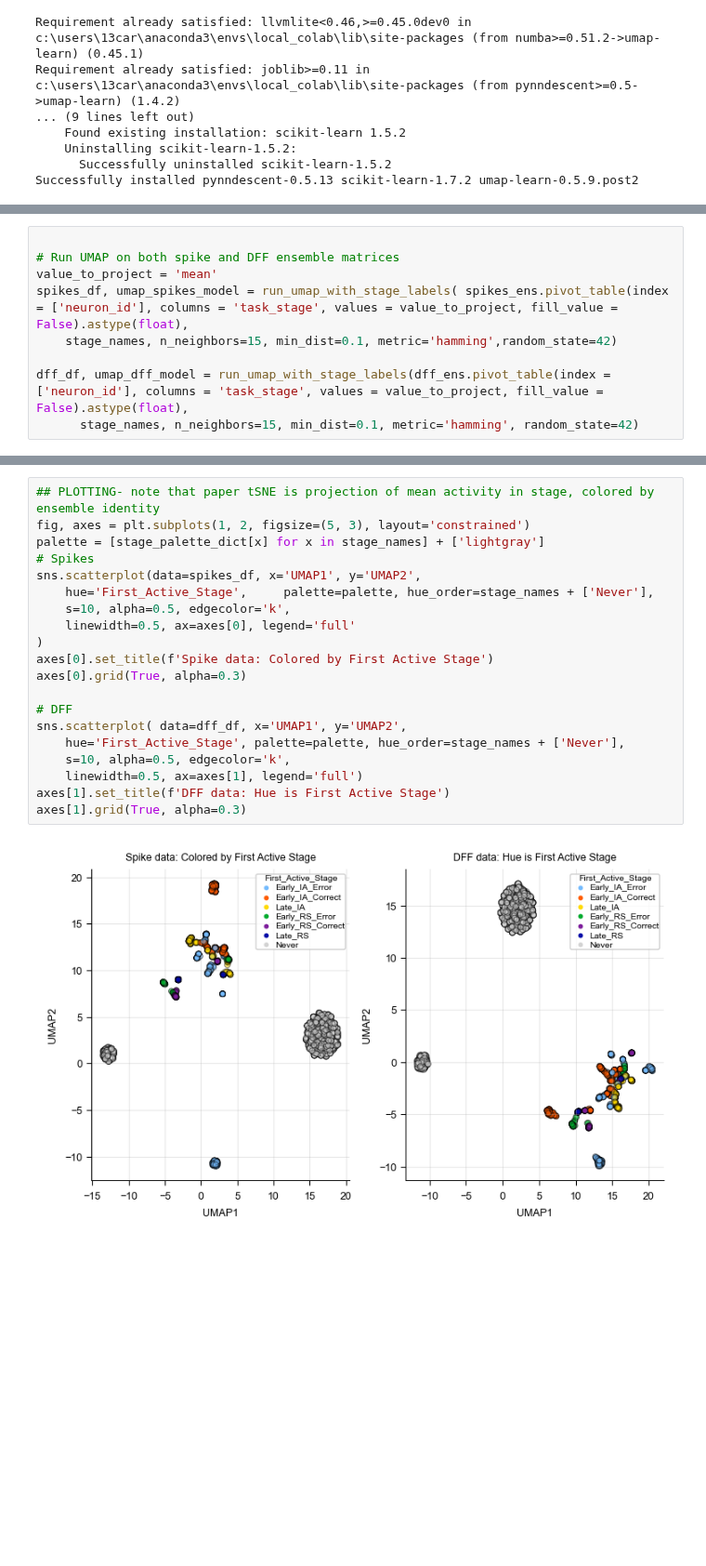
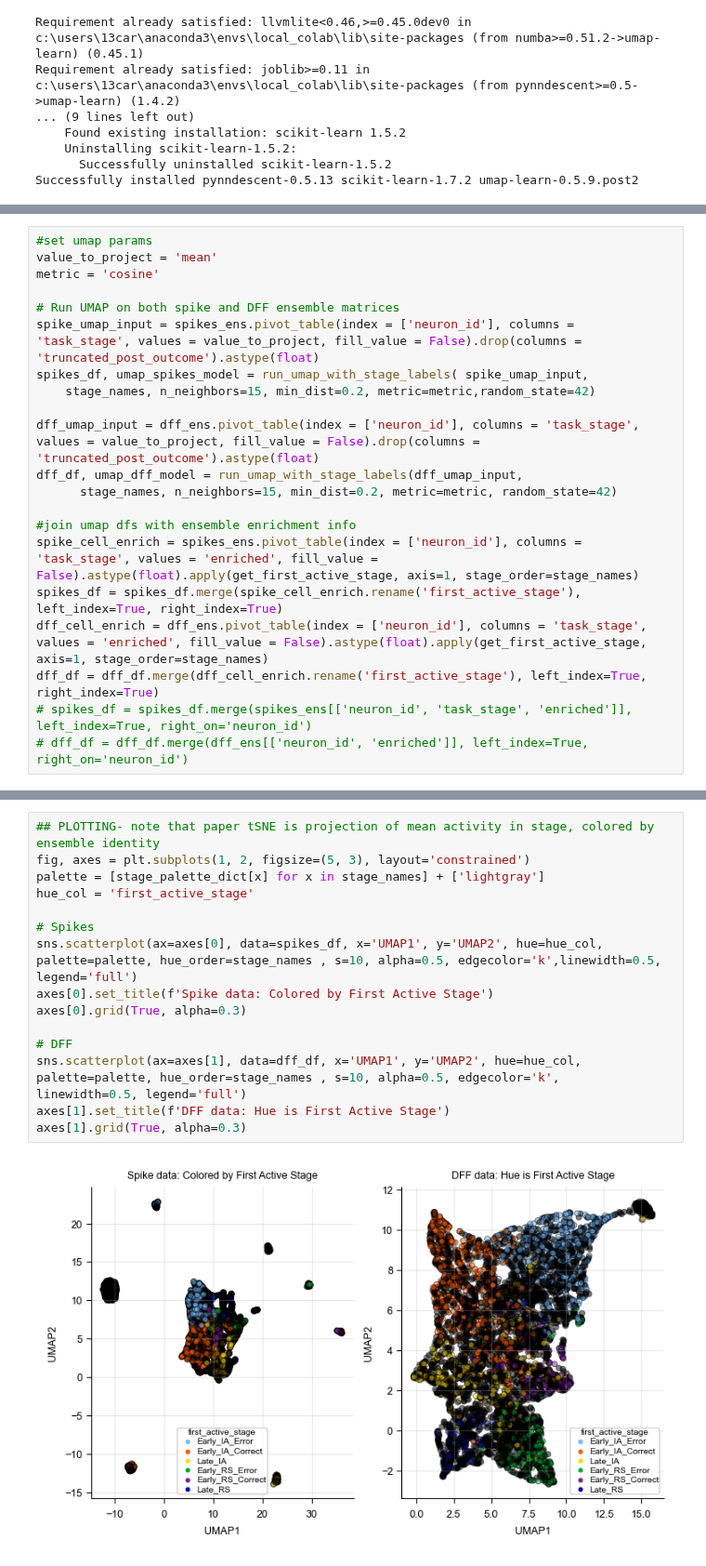
Before and after one commit to cjohnsoncruz/dlx56_mPFC_1p_SohalLab, a Jupyter notebook: code/preprocess matlab data v5_no_tseries_tests.ipynb, the cells around one changed output, grey strips where cells are left out. Shown at 93% size. Drawn from its saved outputs; the diff is of its cells as text; blank space fills up the shorter version.

```diff
--- a/code/preprocess matlab data v5_no_tseries_tests.ipynb
+++ b/code/preprocess matlab data v5_no_tseries_tests.ipynb
@@ -1114,10 +1248,22 @@ spikes_ens
 # %%
+#set umap params
+value_to_project = 'mean'
+metric = 'cosine'
 
 # Run UMAP on both spike and DFF ensemble matrices
-value_to_project = 'mean'
-spikes_df, umap_spikes_model = run_umap_with_stage_labels( spikes_ens.pivot_table(index = ['neuron_id'], columns = 'task_stage', values = value_to_project, fill_value = False).astype(float),
-    stage_names, n_neighbors=15, min_dist=0.1, metric='hamming',random_state=42)
+spike_umap_input = spikes_ens.pivot_table(index = ['neuron_id'], columns = 'task_stage', values = value_to_project, fill_value = False).drop(columns = 'truncated_post_outcome').astype(float)
+spikes_df, umap_spikes_model = run_umap_with_stage_labels( spike_umap_input,
+    stage_names, n_neighbors=15, min_dist=0.2, metric=metric,random_state=42)
 
-dff_df, umap_dff_model = run_umap_with_stage_labels(dff_ens.pivot_table(index = ['neuron_id'], columns = 'task_stage', values = value_to_project, fill_value = False).astype(float),
-      stage_names, n_neighbors=15, min_dist=0.1, metric='hamming', random_state=42)
+dff_umap_input = dff_ens.pivot_table(index = ['neuron_id'], columns = 'task_stage', values = value_to_project, fill_value = False).drop(columns = 'truncated_post_outcome').astype(float)
+dff_df, umap_dff_model = run_umap_with_stage_labels(dff_umap_input,
+      stage_names, n_neighbors=15, min_dist=0.2, metric=metric, random_state=42)
+
+#join umap dfs with ensemble enrichment info
+spike_cell_enrich = spikes_ens.pivot_table(index = ['neuron_id'], columns = 'task_stage', values = 'enriched', fill_value = False).astype(float).apply(get_first_active_stage, axis=1, stage_order=stage_names)
+spikes_df = spikes_df.merge(spike_cell_enrich.rename('first_active_stage'), left_index=True, right_index=True)
+dff_cell_enrich = dff_ens.pivot_table(index = ['neuron_id'], columns = 'task_stage', values = 'enriched', fill_value = False).astype(float).apply(get_first_active_stage, axis=1, stage_order=stage_names)
+dff_df = dff_df.merge(dff_cell_enrich.rename('first_active_stage'), left_index=True, right_index=True)
+# spikes_df = spikes_df.merge(spikes_ens[['neuron_id', 'task_stage', 'enriched']], left_index=True, right_on='neuron_id')
+# dff_df = dff_df.merge(dff_ens[['neuron_id', 'enriched']], left_index=True, right_on='neuron_id')
 # %% [output]
@@ -1148,22 +1293,17 @@ Name: count, dtype: int64
 # %%
 ## PLOTTING- note that paper tSNE is projection of mean activity in stage, colored by ensemble identity
 fig, axes = plt.subplots(1, 2, figsize=(5, 3), layout='constrained')
 palette = [stage_palette_dict[x] for x in stage_names] + ['lightgray']
+hue_col = 'first_active_stage'
+
 # Spikes
-sns.scatterplot(data=spikes_df, x='UMAP1', y='UMAP2',
-    hue='First_Active_Stage',     palette=palette, hue_order=stage_names + ['Never'],
-    s=10, alpha=0.5, edgecolor='k',
-    linewidth=0.5, ax=axes[0], legend='full'
-)
+sns.scatterplot(ax=axes[0], data=spikes_df, x='UMAP1', y='UMAP2', hue=hue_col,     palette=palette, hue_order=stage_names , s=10, alpha=0.5, edgecolor='k',linewidth=0.5, legend='full')
 axes[0].set_title(f'Spike data: Colored by First Active Stage')
 axes[0].grid(True, alpha=0.3)
 
 # DFF
-sns.scatterplot( data=dff_df, x='UMAP1', y='UMAP2',
-    hue='First_Active_Stage', palette=palette, hue_order=stage_names + ['Never'],
-    s=10, alpha=0.5, edgecolor='k',
-    linewidth=0.5, ax=axes[1], legend='full')
+sns.scatterplot(ax=axes[1], data=dff_df, x='UMAP1', y='UMAP2', hue=hue_col, palette=palette, hue_order=stage_names , s=10, alpha=0.5, edgecolor='k',  linewidth=0.5, legend='full')
 axes[1].set_title(f'DFF data: Hue is First Active Stage')
 axes[1].grid(True, alpha=0.3)
 # %% [output]
-[figure, old version]
+[figure, new version]
```
Also changed, not shown: parts of 14 cells of this notebook.
